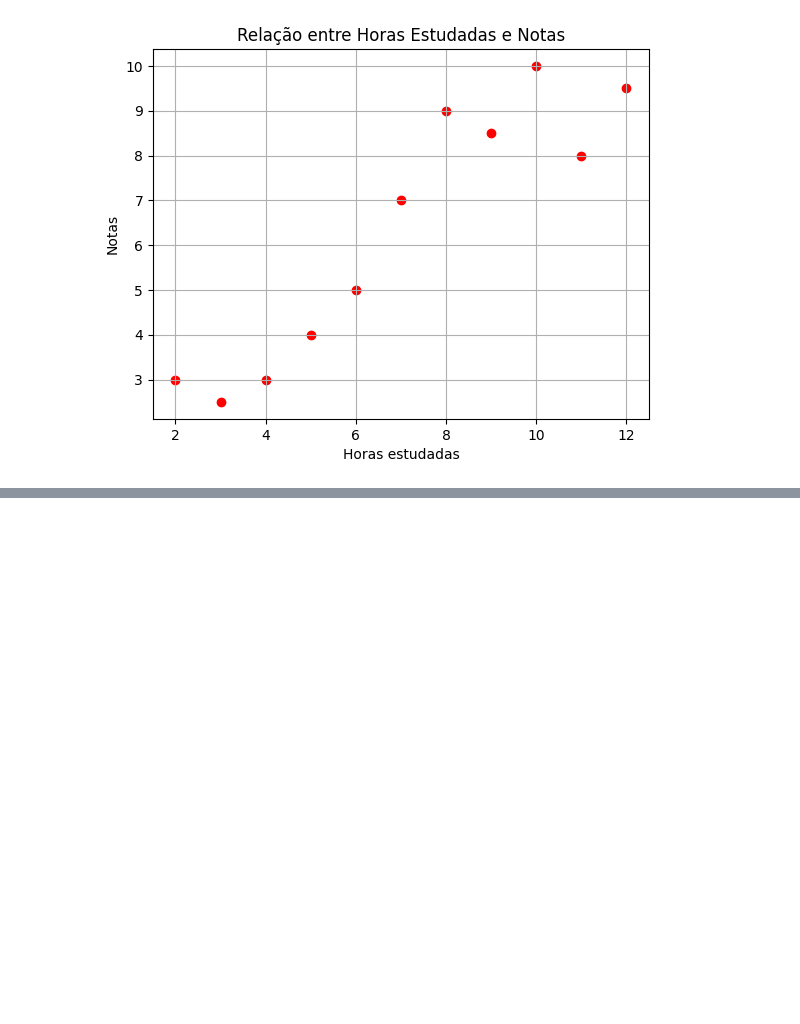
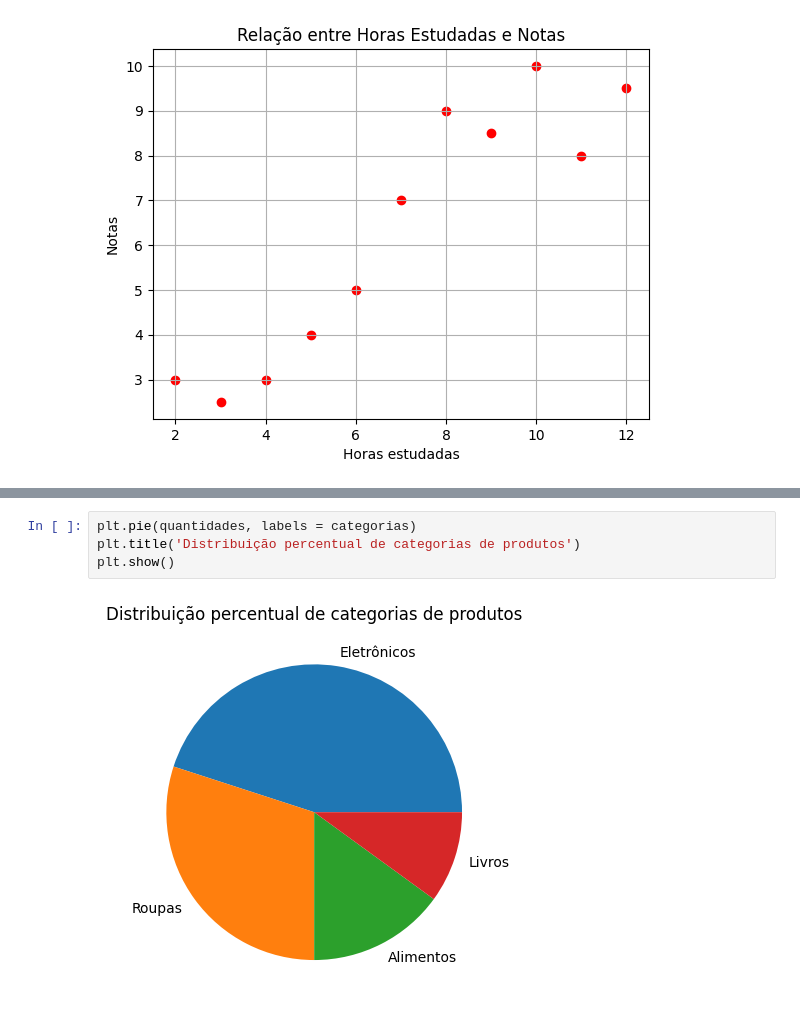
Before and after one commit to stephanyresque/Ciencia-de-dados-2, a Jupyter notebook: 28_10_24.ipynb, the cells around one changed output, grey strips where cells are left out. Drawn from its saved outputs; the diff is of its cells as text; blank space fills up the shorter version.

```diff
--- a/28_10_24.ipynb
+++ b/28_10_24.ipynb
@@ -109,0 +123,6 @@ plt.show()
+# %%
+plt.pie(quantidades, labels = categorias)
+plt.title('Distribuição percentual de categorias de produtos')
+plt.show()
+# %% [output]
+[figure, added]
```
Also changed, not shown: parts of 8 cells of this notebook.
